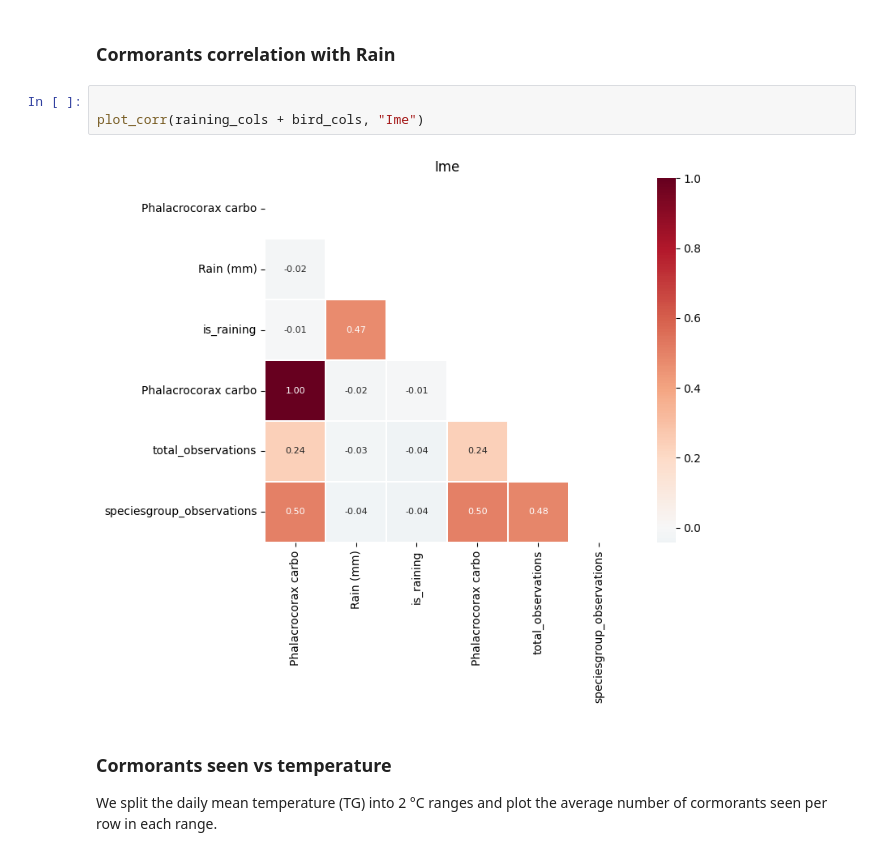
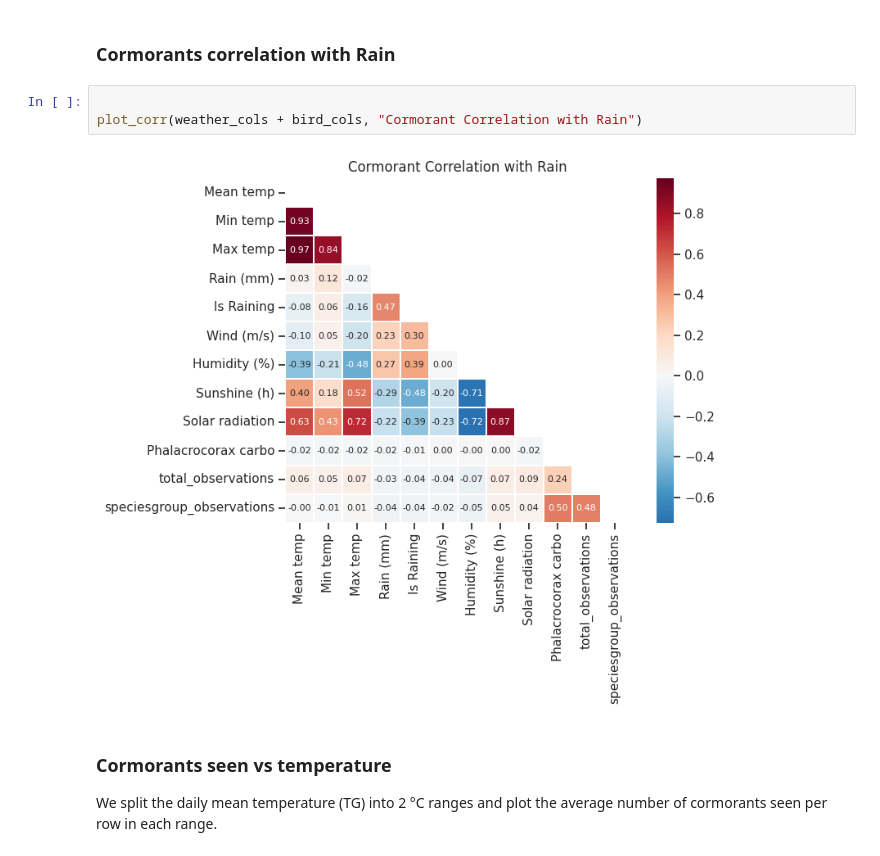
Before and after one commit to kebabzter/the-greatest-cormorant, a Jupyter notebook: notebook-final.ipynb, the cells around one changed output. Cells and saved outputs as stored; diff of their text form.

```diff
--- a/notebook-final.ipynb
+++ b/notebook-final.ipynb
@@ -555,9 +573,9 @@ plot_corr(bird_cols + weather_cols, "Spearman correlation: bird sightings vs wea
 ### Cormorants correlation with Rain
 # %%
 
-plot_corr(raining_cols + bird_cols, "Ime")
+plot_corr(weather_cols + bird_cols, "Cormorant Correlation with Rain")
 # %% [output]
-[figure, old version]
+[figure, new version]
 # %% [markdown]
 ### Cormorants seen vs temperature
 
```
Also changed, not shown: parts of 12 cells of this notebook, 33 other files.
